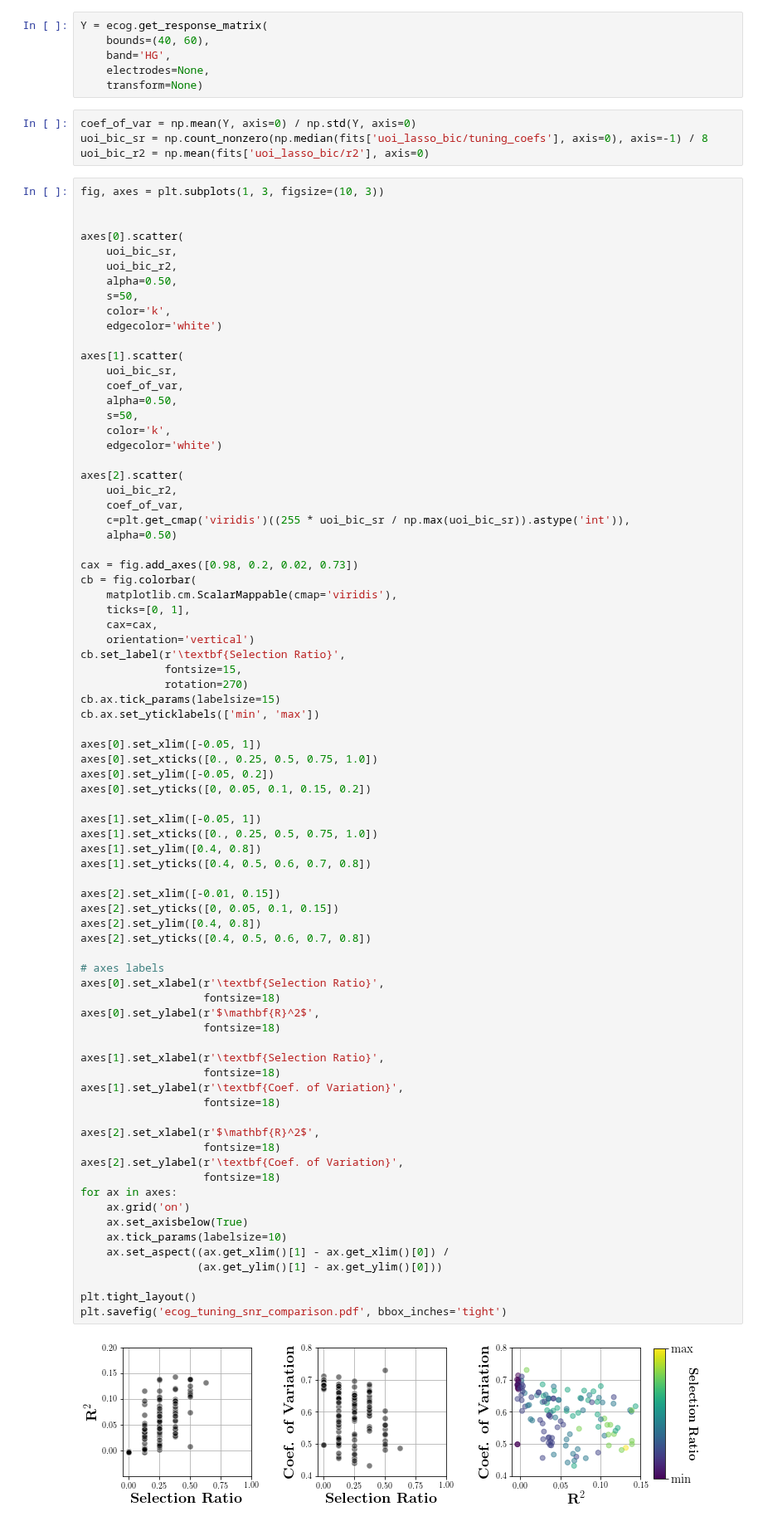
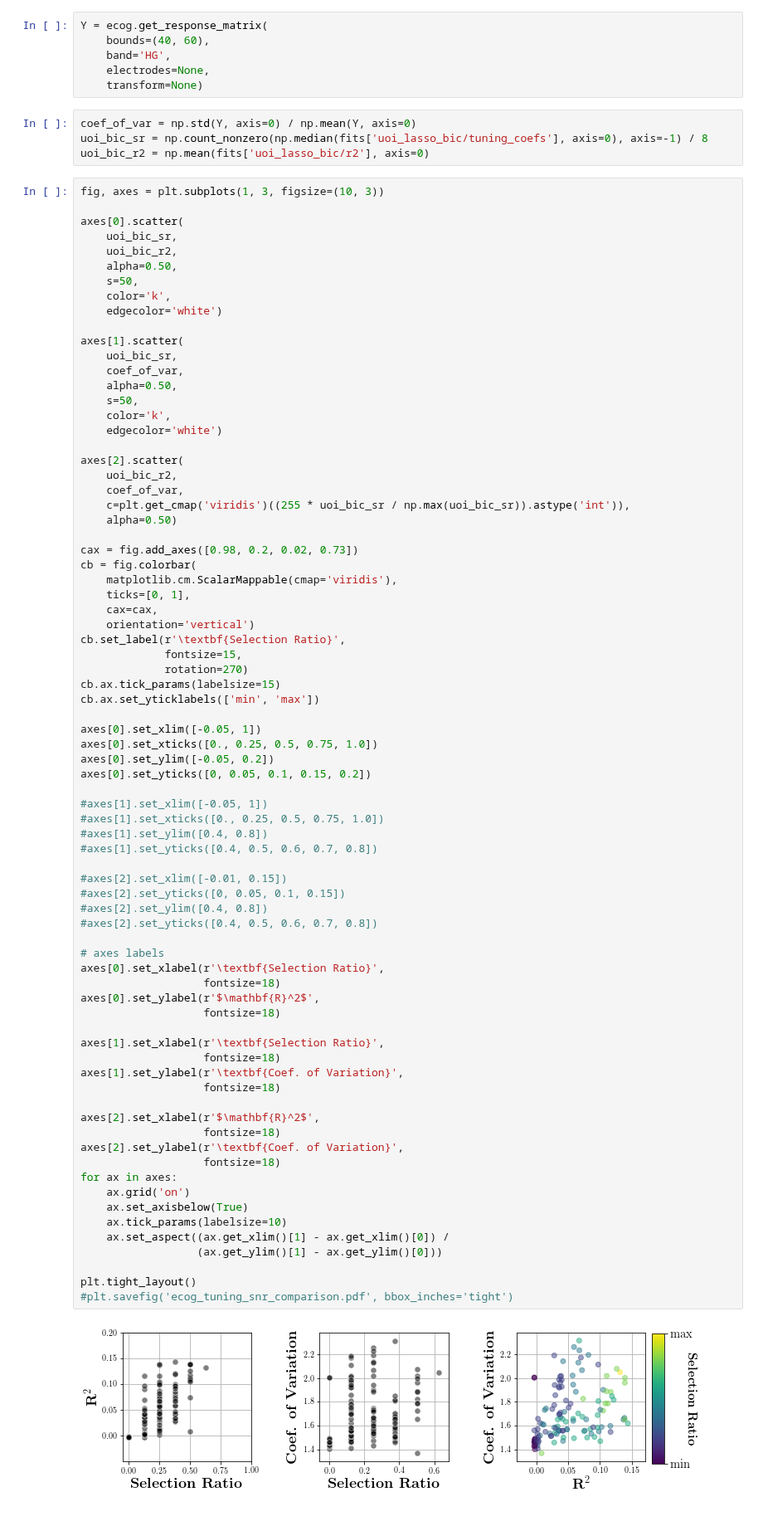
Before and after one commit to BouchardLab/neuroinference, a Jupyter notebook: notebooks/tuning/ecog_tuning_analysis.ipynb, the cells around one changed output. Shown at 83% size. Drawn from its saved outputs; the diff is of its cells as text.

Commit message:
ecog tuning analysis update

```diff
--- a/notebooks/tuning/ecog_tuning_analysis.ipynb
+++ b/notebooks/tuning/ecog_tuning_analysis.ipynb
@@ -269,12 +269,11 @@ Y = ecog.get_response_matrix(
     electrodes=None,
     transform=None)
 # %%
-coef_of_var = np.mean(Y, axis=0) / np.std(Y, axis=0)
+coef_of_var = np.std(Y, axis=0) / np.mean(Y, axis=0)
 uoi_bic_sr = np.count_nonzero(np.median(fits['uoi_lasso_bic/tuning_coefs'], axis=0), axis=-1) / 8
 uoi_bic_r2 = np.mean(fits['uoi_lasso_bic/r2'], axis=0)
 # %%
 fig, axes = plt.subplots(1, 3, figsize=(10, 3))
-
 
 axes[0].scatter(
     uoi_bic_sr,
@@ -314,40 +313,40 @@ axes[0].set_xlim([-0.05, 1])
 axes[0].set_xticks([0., 0.25, 0.5, 0.75, 1.0])
 axes[0].set_ylim([-0.05, 0.2])
 axes[0].set_yticks([0, 0.05, 0.1, 0.15, 0.2])
 
-axes[1].set_xlim([-0.05, 1])
-axes[1].set_xticks([0., 0.25, 0.5, 0.75, 1.0])
-axes[1].set_ylim([0.4, 0.8])
-axes[1].set_yticks([0.4, 0.5, 0.6, 0.7, 0.8])
+#axes[1].set_xlim([-0.05, 1])
+#axes[1].set_xticks([0., 0.25, 0.5, 0.75, 1.0])
+#axes[1].set_ylim([0.4, 0.8])
+#axes[1].set_yticks([0.4, 0.5, 0.6, 0.7, 0.8])
 
-axes[2].set_xlim([-0.01, 0.15])
-axes[2].set_yticks([0, 0.05, 0.1, 0.15])
-axes[2].set_ylim([0.4, 0.8])
-axes[2].set_yticks([0.4, 0.5, 0.6, 0.7, 0.8])
+#axes[2].set_xlim([-0.01, 0.15])
+#axes[2].set_yticks([0, 0.05, 0.1, 0.15])
+#axes[2].set_ylim([0.4, 0.8])
+#axes[2].set_yticks([0.4, 0.5, 0.6, 0.7, 0.8])
 
 # axes labels
 axes[0].set_xlabel(r'\textbf{Selection Ratio}',
                    fontsize=18)
 axes[0].set_ylabel(r'$\mathbf{R}^2$',
                    fontsize=18)
 
 axes[1].set_xlabel(r'\textbf{Selection Ratio}',
                    fontsize=18)
 axes[1].set_ylabel(r'\textbf{Coef. of Variation}',
                    fontsize=18)
 
 axes[2].set_xlabel(r'$\mathbf{R}^2$',
                    fontsize=18)
 axes[2].set_ylabel(r'\textbf{Coef. of Variation}',
                    fontsize=18)
 for ax in axes:
     ax.grid('on')
     ax.set_axisbelow(True)
     ax.tick_params(labelsize=10)
     ax.set_aspect((ax.get_xlim()[1] - ax.get_xlim()[0]) /
                   (ax.get_ylim()[1] - ax.get_ylim()[0]))
 
 plt.tight_layout()
-plt.savefig('ecog_tuning_snr_comparison.pdf', bbox_inches='tight')
+#plt.savefig('ecog_tuning_snr_comparison.pdf', bbox_inches='tight')
 # %% [output]
-[figure, old version]
+[figure, new version]
```
Also changed, not shown: parts of 3 cells of this notebook, 1 other file.
